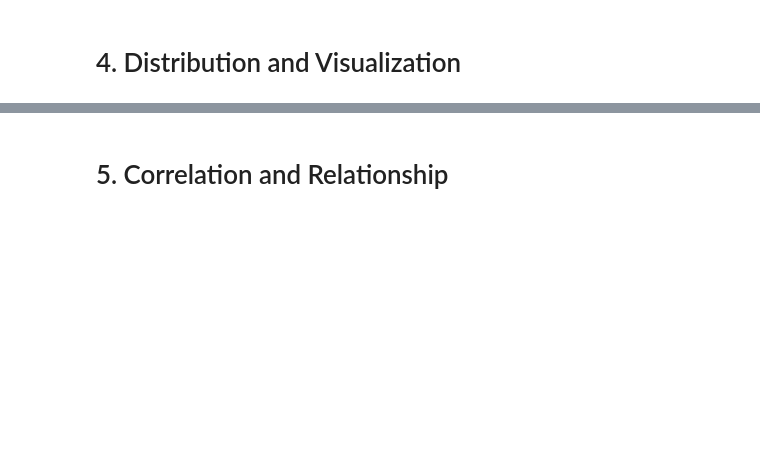
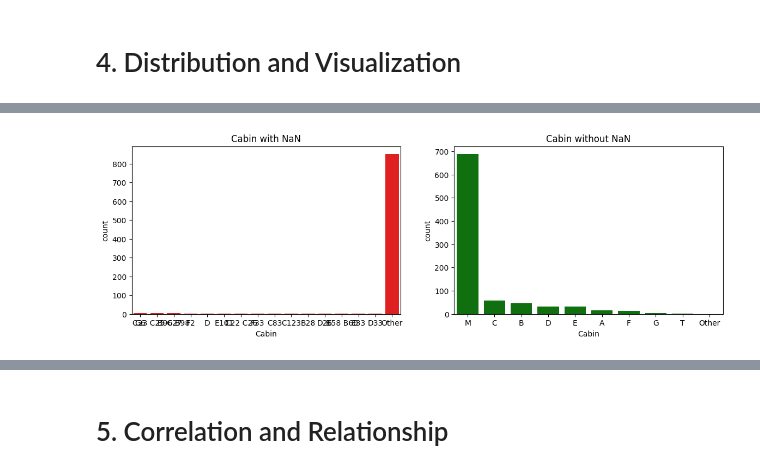
Before and after one commit to catalinm955/Titanic-ML, a Jupyter notebook: notebooks/01_EDA.ipynb, the cells around one changed output, grey strips where cells are left out. Cells and saved outputs as stored; diff of their text form; code cells hidden in the pictures; blank space fills up the shorter version.

```diff
--- a/notebooks/01_EDA.ipynb
+++ b/notebooks/01_EDA.ipynb
@@ -139,0 +204,25 @@ dtype: float64
+# %%
+# # Function to create a countplot before/after for categorical columns
+def cat_col_plot(col_before, col_after, top_n = 15):
+    plt.figure(figsize = (14, 4))
+
+    # Distribution before
+    top_values_before = col_before.value_counts().nlargest(top_n)
+    col_grouped_before = col_before.apply(lambda x: x if x in top_values_before else "Other")
+
+    plt.subplot(1, 2, 1)
+    sns.countplot(x = col_grouped_before, order = list(top_values_before.index) + ['Other'], color = 'red')
+    plt.title(f'{col_before.name} with NaN')
+
+    # Distribution after
+    top_values_after = col_after.value_counts().nlargest(top_n)
+    col_grouped_after = col_after.apply(lambda x: x if x in top_values_after else "Other")
+
+    plt.subplot(1, 2, 2)
+    sns.countplot(x = col_grouped_after, order = list(top_values_after.index) + ['Other'], color = 'green')
+    plt.title(f'{col_after.name} without NaN')
+# %%
+# Plot the "Cabin" before and after filling the missing values
+cat_col_plot(train_dataset['Cabin'], train_dataset_processed['Cabin'])
+# %% [output]
+[figure, added]
```
Also changed, not shown: parts of 15 cells of this notebook.
